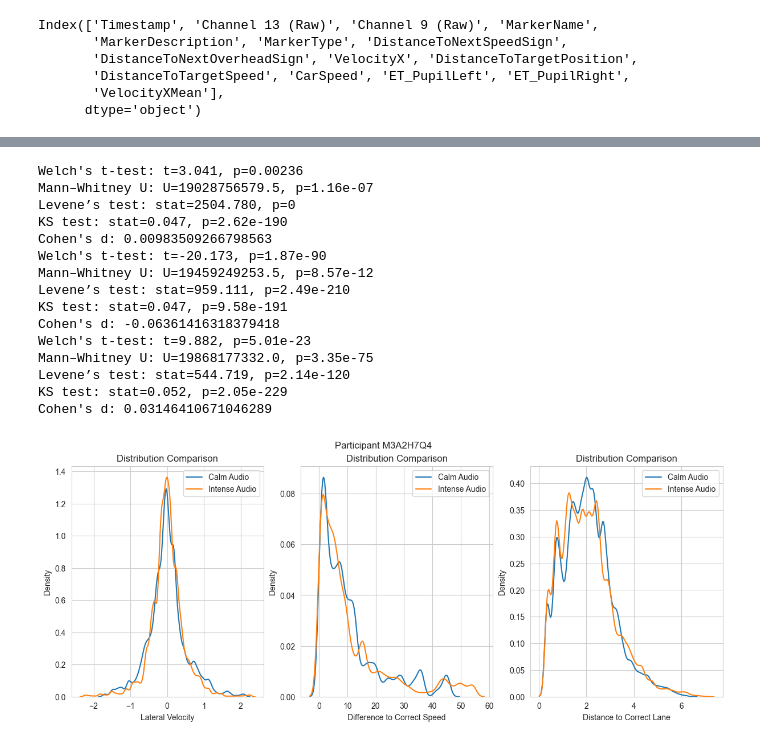
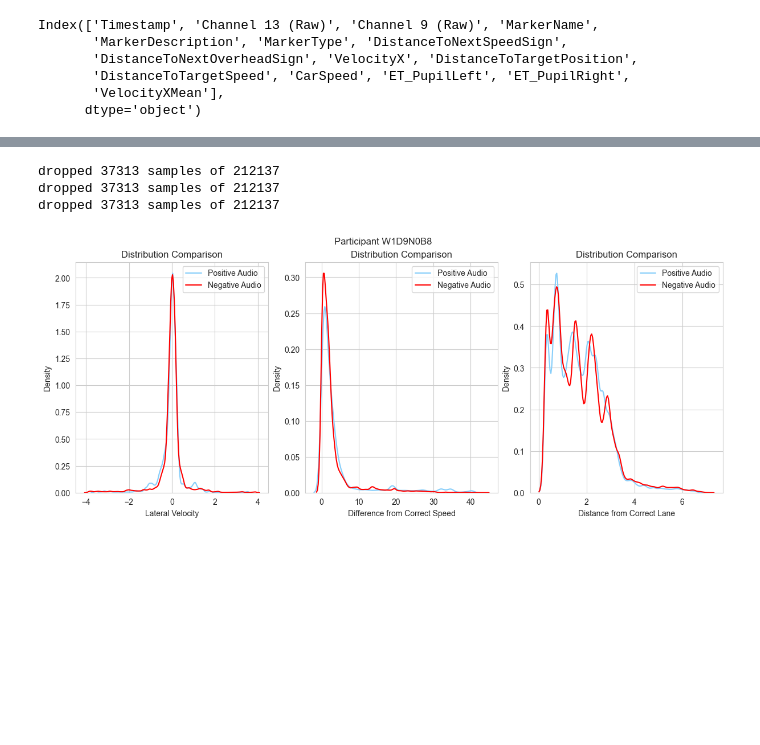
Before and after one commit to Anna-Palatkina-itu/driving_performance_project, a Jupyter notebook: analysis.ipynb, the cells around one changed output, grey strips where cells are left out. Drawn from its saved outputs; the diff is of its cells as text; code cells hidden in the pictures; blank space fills up the shorter version.

```diff
--- a/analysis.ipynb
+++ b/analysis.ipynb
@@ -29,8 +32,12 @@ ts = ts - timedelta(hours=2)
 nanoseconds = int(ts.value)
 # %%
 interpolated_data = data.interpolate('pad')
-trimmed_data = interpolated_data[['Timestamp', 'Channel 13 (Raw)','Channel 9 (Raw)', 'MarkerName','MarkerDescription','MarkerType', 'DistanceToNextSpeedSign', 'DistanceToNextOverheadSign', 'VelocityX', 'DistanceToTargetPosition',
-       'DistanceToTargetSpeed', 'CarSpeed', 'ET_PupilLeft', 'ET_PupilRight']]
+try:
+       trimmed_data = interpolated_data[['Timestamp', 'Channel 13 (Raw)','Channel 9 (Raw)', 'MarkerName','MarkerDescription','MarkerType', 'DistanceToNextSpeedSign', 'DistanceToNextOverheadSign', 'VelocityX', 'DistanceToTargetPosition',
+              'DistanceToTargetSpeed', 'CarSpeed', 'ET_PupilLeft', 'ET_PupilRight']]
+except:
+       trimmed_data = interpolated_data[['Timestamp', 'Channel 13 (ECG100C)','Channel 9 (EDA100C)', 'MarkerName','MarkerDescription','MarkerType', 'DistanceToNextSpeedSign', 'DistanceToNextOverheadSign', 'VelocityX', 'DistanceToTargetPosition',
+              'DistanceToTargetSpeed', 'CarSpeed', 'ET_PupilLeft', 'ET_PupilRight']]
 # %%
 before_audio_start = trimmed_data[trimmed_data['MarkerName'].notna() & (trimmed_data['MarkerName']=='Experiment') & (trimmed_data['MarkerType']=='S')].iloc[0]
 before_audio_end = trimmed_data[trimmed_data['MarkerName'].notna() & (trimmed_data['MarkerName']=='Experiment') & (trimmed_data['MarkerType']=='S')].iloc[-1]
@@ -201,5 +208,5 @@ See the caveats in the documentation: https://pandas.pydata.org/pandas-docs/stab
 # %%
-if load_eye_tracking:
+if load_state_data:
        state_data['timestamp [ns]'] = state_data['timestamp [ns]'].apply(lambda x: (x - nanoseconds)/ (10**6))
 
        state_data.rename(columns={'timestamp [ns]': 'Timestamp'}, inplace=True)
@@ -222,8 +229,12 @@ if load_eye_tracking:
        trimmed_data2 = interpolated_data2[['Timestamp', 'Channel 13 (Raw)','Channel 9 (Raw)', 'MarkerName','MarkerDescription','MarkerType', 'DistanceToNextSpeedSign', 'DistanceToNextOverheadSign', 'VelocityX', 'DistanceToTargetPosition',
               'DistanceToTargetSpeed', 'CarSpeed', 'ET_PupilLeft', 'ET_PupilRight']]
 # %%
-trimmed_data2['ET_PupilRight_Mean'] = trimmed_data2['ET_PupilRight'].rolling(window=50000).mean()
-plot_column(trimmed_data2, 'ET_PupilRight_Mean', 'mm')
+if load_state_data:
+    non_nan =  trimmed_data2[trimmed_data2['ET_PupilRight'].notna()]
+    non_nan['ET_PupilRight_Mean'] = non_nan['ET_PupilRight'].rolling(window=10000).mean()
+    plot_column(non_nan, 'ET_PupilRight_Mean', 'mm')
+    plt.title('Pupil Diameter During Different Audio Segments')
+    plt.suptitle(participant_code)
 # %% [output]
 A value is trying to be set on a copy of a slice from a DataFrame.
 Try using .loc[row_indexer,col_indexer] = value instead
@@ -292,8 +309,8 @@ def statistical_tests(data, column='DistanceToTargetPosition',
   else:
     cut_length = len(segment1)
   print(f'dropped {abs(len(segment1) - len(segment2))} samples of {max(len(segment1) , len(segment2))}')
-  t_stat, t_p = ttest_rel(segment1.iloc[:cut_length], segment2.iloc[:cut_length])
-  print("paired t-test:", f"t={t_stat:.3f}, p={t_p:.3g}")
+  # t_stat, t_p = ttest_rel(segment1.iloc[:cut_length], segment2.iloc[:cut_length])
+  # print("paired t-test:", f"t={t_stat:.3f}, p={t_p:.3g}")
 
   # u_stat, u_p = mannwhitneyu(segment1, segment2, alternative='two-sided')
   # print("Mann–Whitney U:", f"U={u_stat}, p={u_p:.3g}")
@@ -314,8 +331,8 @@ def statistical_tests(data, column='DistanceToTargetPosition',
   # d = cohen_d(segment1, segment2)
   # print("Cohen's d:", d)
   #   plt.figure(figsize=(10, 5))
-  sns.kdeplot(segment1, label='Calm Audio', ax=ax)
-  sns.kdeplot(segment2, label='Intense Audio', ax=ax)
+  sns.kdeplot(segment1, label='Positive Audio', ax=ax, color='lightskyblue')
+  sns.kdeplot(segment2, label='Negative Audio', ax=ax, color='red')
   ax.set_title('Distribution Comparison')
   ax.set_xlabel(xlabel)
   ax.legend()
@@ -323,40 +340,28 @@ def statistical_tests(data, column='DistanceToTargetPosition',
 # %%
 pairs = [
     ('VelocityX', 'Lateral Velocity'),
-    ('DistanceToTargetSpeed', 'Difference to Correct Speed'),
-    ('DistanceToTargetPosition','Distance to Correct Lane')
+    ('DistanceToTargetSpeed', 'Difference from Correct Speed'),
+    ('DistanceToTargetPosition','Distance from Correct Lane')
 ]
 
 # Create a figure with enough subplots (3 rows, 1 column here)
 fig, axes = plt.subplots(1, len(pairs), figsize=(4*len(pairs), 5), constrained_layout=True)
 
 # If only one subplot, axes is not a list, so make it a list for uniformity:
 if len(pairs) == 1:
   axes = [axes]
 
 for ax, (col1, col2) in zip(axes, pairs):
   statistical_tests(trimmed_data2, col1, col2, ax=ax)
 
 plt.suptitle(f'Participant {participant_code}')
 plt.savefig(f'Participant {participant_code}.png',dpi=300)
 plt.show()
 # %% [output]
-Welch's t-test: t=3.041, p=0.00236
-Mann–Whitney U: U=19028756579.5, p=1.16e-07
-Levene’s test: stat=2504.780, p=0
-KS test: stat=0.047, p=2.62e-190
-Cohen's d: 0.00983509266798563
-Welch's t-test: t=-20.173, p=1.87e-90
-Mann–Whitney U: U=19459249253.5, p=8.57e-12
-Levene’s test: stat=959.111, p=2.49e-210
-KS test: stat=0.047, p=9.58e-191
-Cohen's d: -0.06361416318379418
-Welch's t-test: t=9.882, p=5.01e-23
-Mann–Whitney U: U=19868177332.0, p=3.35e-75
-Levene’s test: stat=544.719, p=2.14e-120
-KS test: stat=0.052, p=2.05e-229
-Cohen's d: 0.03146410671046289
+dropped 37313 samples of 212137
+dropped 37313 samples of 212137
+dropped 37313 samples of 212137
-[figure, old version]
+[figure, new version]
 # %%
 pairs = [
     ('VelocityX_Mean', 'Lateral Velocity'),
```
Also changed, not shown: parts of 25 cells of this notebook.
